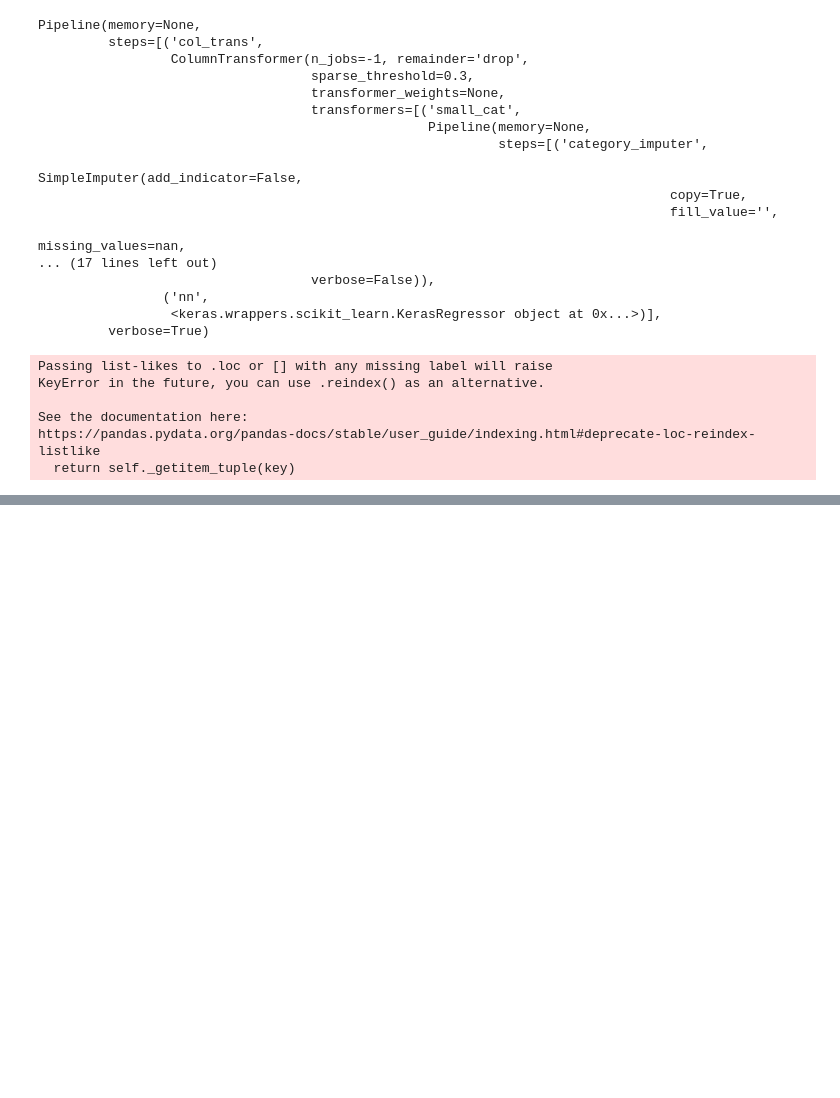
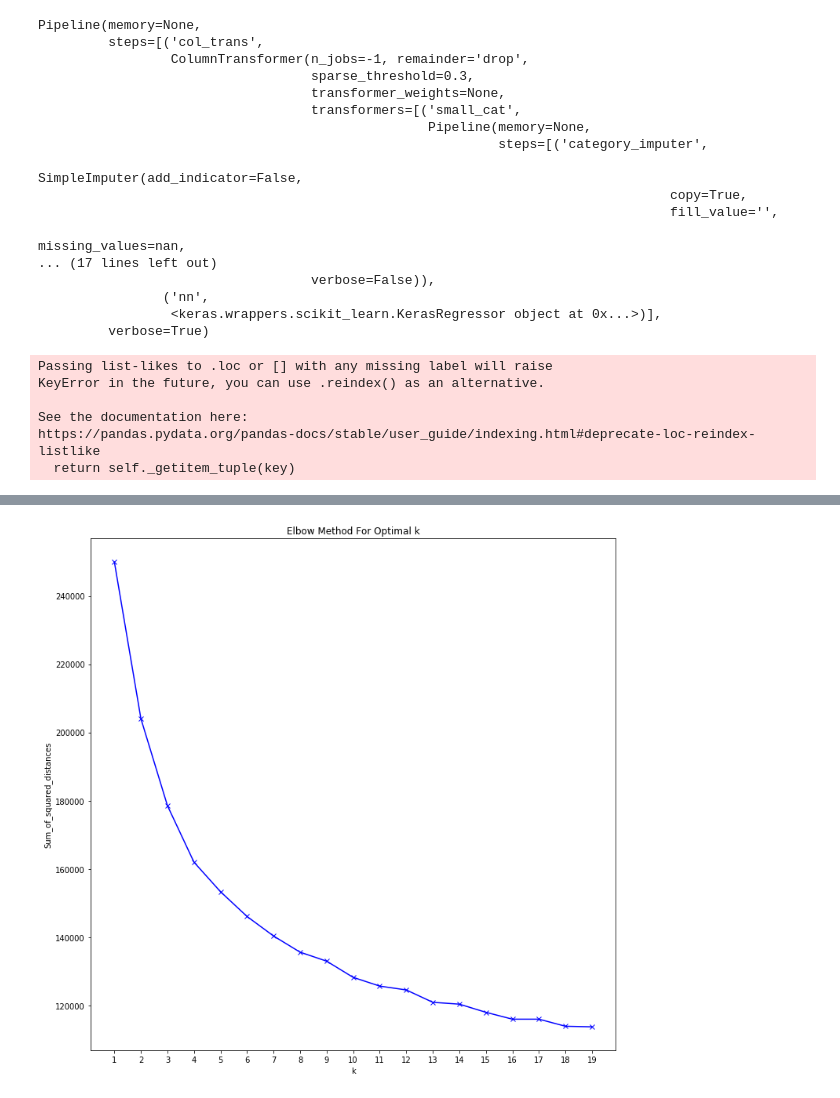
Before and after one commit to rozanecm/7506_tp2_2c2019, a Jupyter notebook: notebooks/approaches after desc features (new) by FC.ipynb, the cells around one changed output, grey strips where cells are left out. Cells and saved outputs as stored; diff of their text form; code cells hidden in the pictures; blank space fills up the shorter version.

```diff
--- a/notebooks/approaches after desc features (new) by FC.ipynb
+++ b/notebooks/approaches after desc features (new) by FC.ipynb
@@ -1961,0 +2516,19 @@ beep()
+# %%
+doc_glove_vectors = np.array([nlp(str(doc)).vector for doc in train.descripcion])
+# %%
+distortions = []
+K = range(1,20)
+for k in K:
+    kmeanModel = MiniBatchKMeans(n_clusters=k,random_state=seed,batch_size=10000)
+    kmeanModel.fit(doc_glove_vectors)
+    distortions.append(kmeanModel.inertia_)
+# %%
+plt.figure(figsize=(12, 12))
+plt.plot(K, distortions, 'bx-')
+plt.xlabel('k')
+plt.ylabel('Sum_of_squared_distances')
+plt.title('Elbow Method For Optimal k')
+plt.xticks(range(1,20))
+plt.show()
+# %% [output]
+[figure, added]
```
Also changed, not shown: parts of 101 cells of this notebook, 16 other files.
